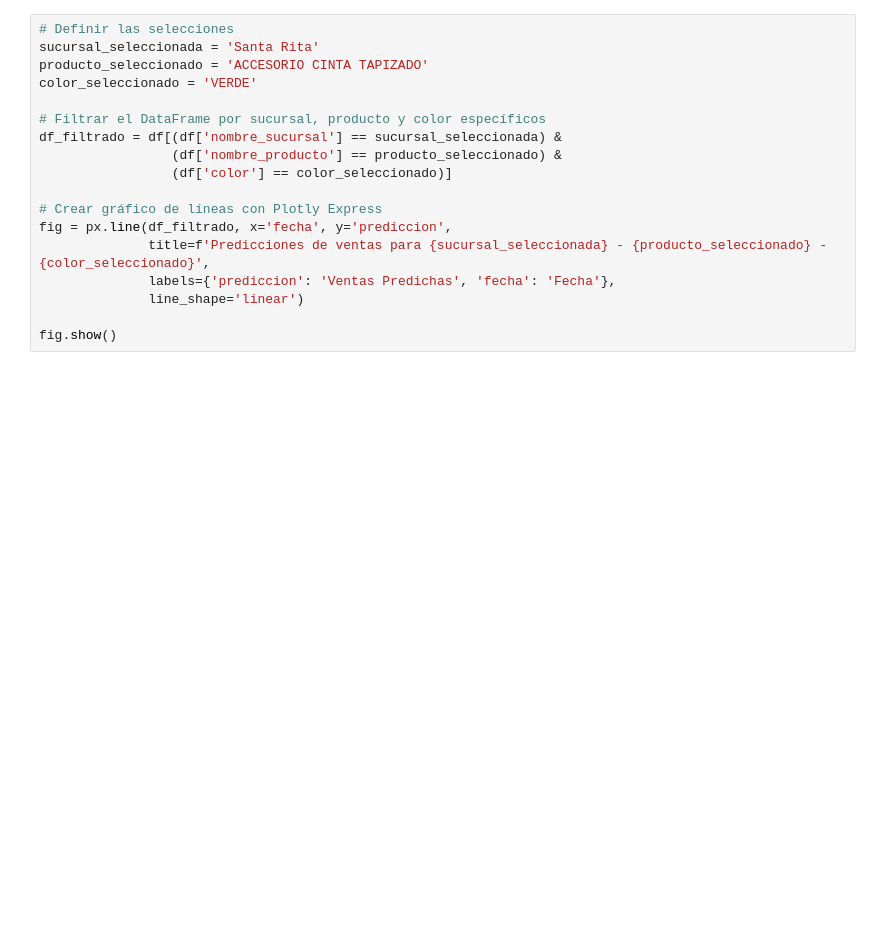
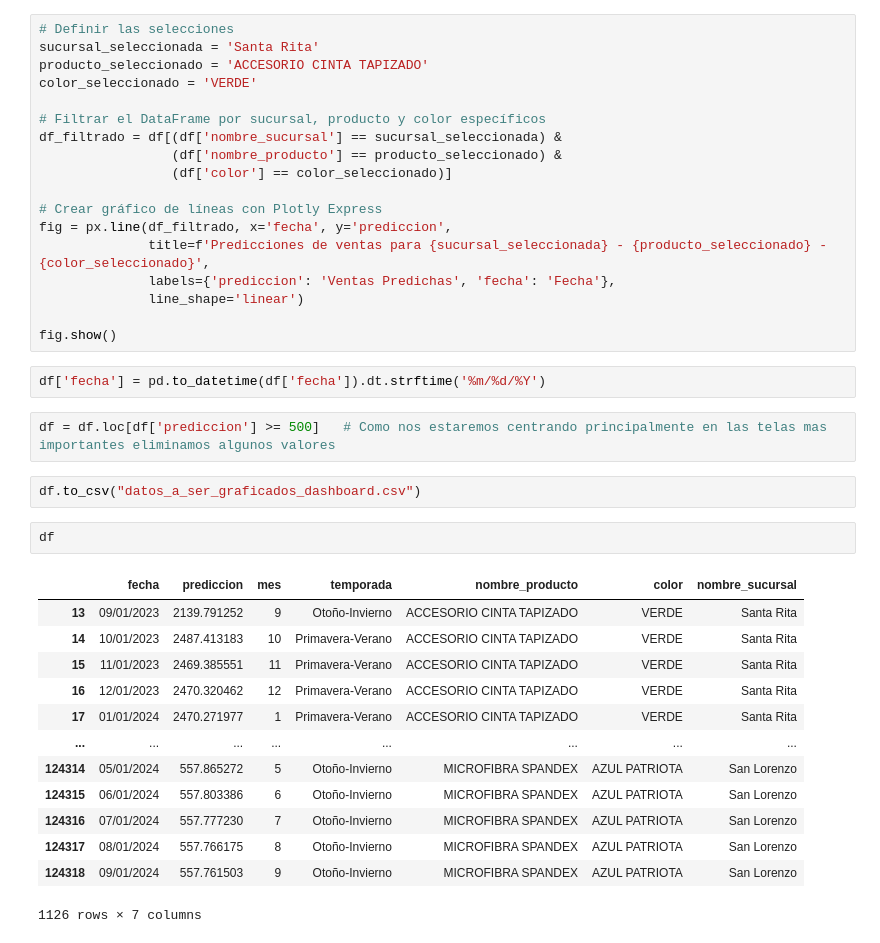
Before and after one commit to nicolasvargaszz/stock-MachineLearning, a Jupyter notebook: preparacion_para_dashboard.ipynb, the cells around one changed output. Drawn from its saved outputs; the diff is of its cells as text; blank space fills up the shorter version.

```diff
--- a/preparacion_para_dashboard.ipynb
+++ b/preparacion_para_dashboard.ipynb
@@ -168,3 +168,25 @@ fig = px.line(df_filtrado, x='fecha', y='prediccion',
               line_shape='linear')
 
 fig.show()
+# %%
+df['fecha'] = pd.to_datetime(df['fecha']).dt.strftime('%m/%d/%Y')
+# %%
+df = df.loc[df['prediccion'] >= 500]   # Como nos estaremos centrando principalmente en las telas mas importantes eliminamos algunos valores
+# %%
+df.to_csv("datos_a_ser_graficados_dashboard.csv")
+# %%
+df
+# %% [output]
+|  | fecha | prediccion | mes | temporada | nombre_producto | color | nombre_sucursal |
+| 13 | 09/01/2023 | 2139.791252 | 9 | Otoño-Invierno | ACCESORIO CINTA TAPIZADO | VERDE | Santa Rita |
+| 14 | 10/01/2023 | 2487.413183 | 10 | Primavera-Verano | ACCESORIO CINTA TAPIZADO | VERDE | Santa Rita |
+| 15 | 11/01/2023 | 2469.385551 | 11 | Primavera-Verano | ACCESORIO CINTA TAPIZADO | VERDE | Santa Rita |
+| 16 | 12/01/2023 | 2470.320462 | 12 | Primavera-Verano | ACCESORIO CINTA TAPIZADO | VERDE | Santa Rita |
+| 17 | 01/01/2024 | 2470.271977 | 1 | Primavera-Verano | ACCESORIO CINTA TAPIZADO | VERDE | Santa Rita |
+| ... | ... | ... | ... | ... | ... | ... | ... |
+| 124314 | 05/01/2024 | 557.865272 | 5 | Otoño-Invierno | MICROFIBRA SPANDEX | AZUL PATRIOTA | San Lorenzo |
+| 124315 | 06/01/2024 | 557.803386 | 6 | Otoño-Invierno | MICROFIBRA SPANDEX | AZUL PATRIOTA | San Lorenzo |
+| 124316 | 07/01/2024 | 557.777230 | 7 | Otoño-Invierno | MICROFIBRA SPANDEX | AZUL PATRIOTA | San Lorenzo |
+| 124317 | 08/01/2024 | 557.766175 | 8 | Otoño-Invierno | MICROFIBRA SPANDEX | AZUL PATRIOTA | San Lorenzo |
+| 124318 | 09/01/2024 | 557.761503 | 9 | Otoño-Invierno | MICROFIBRA SPANDEX | AZUL PATRIOTA | San Lorenzo |
+1126 rows × 7 columns
```
